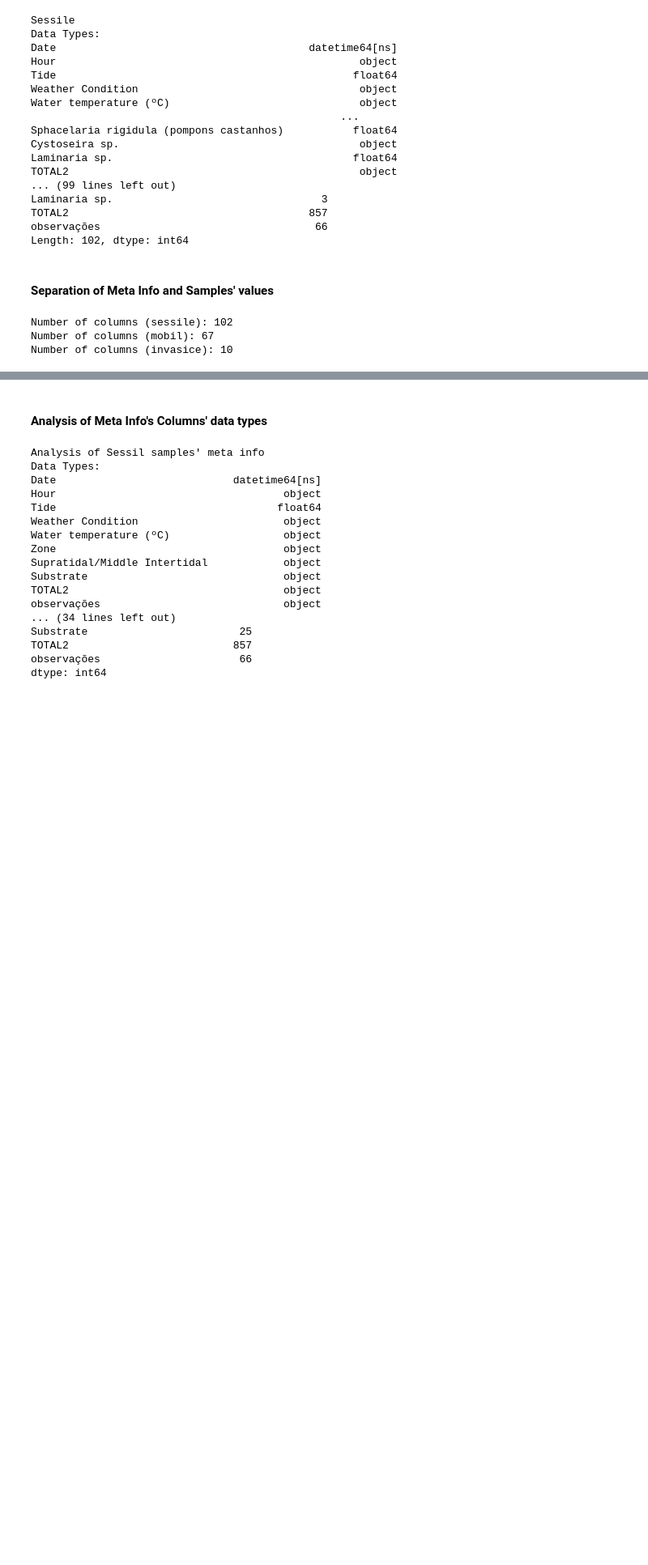
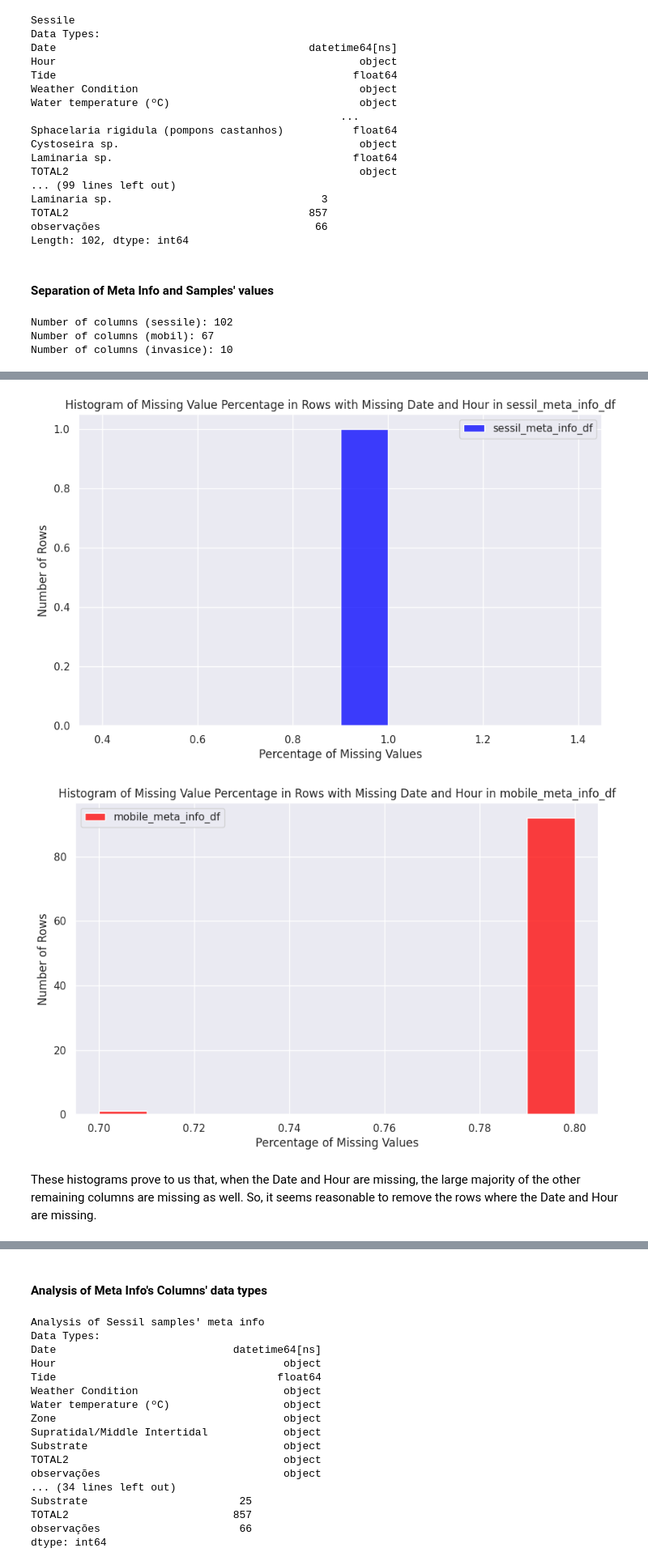
Before and after one commit to duarteoliper/WDL2_2023, a Jupyter notebook: Submission_phase_2.ipynb, the cells around one changed output, grey strips where cells are left out. Shown at 81% size. Saved outputs shown, nothing was run; the diff lists cells and outputs as text; code cells hidden in the pictures; blank space fills up the shorter version.

```diff
--- a/Submission_phase_2.ipynb
+++ b/Submission_phase_2.ipynb
@@ -208,0 +251,31 @@ del mobile_df
+# %%
+# Filter rows where both 'Date' and 'Hour' are missing
+sessil_missing_date_hour = sessil_meta_info_df[sessil_meta_info_df[['Date', 'Hour']].isnull().all(axis=1)]
+mobile_missing_date_hour = mobile_meta_info_df[mobile_meta_info_df[['Date', 'Hour']].isnull().all(axis=1)]
+
+# Calculate the percentage of missing values in each row
+sessil_missing_perc = sessil_missing_date_hour.isnull().mean(axis=1)
+mobile_missing_perc = mobile_missing_date_hour.isnull().mean(axis=1)
+
+# Create a new figure for sessil dataframe
+plt.figure(figsize=(10,6))
+sns.histplot(sessil_missing_perc, bins=10, label='sessil_meta_info_df', kde=False, color='blue')
+plt.title('Histogram of Missing Value Percentage in Rows with Missing Date and Hour in sessil_meta_info_df')
+plt.xlabel('Percentage of Missing Values')
+plt.ylabel('Number of Rows')
+plt.legend()
+plt.show()
+
+# Create a new figure for mobile dataframe
+plt.figure(figsize=(10,6))
+sns.histplot(mobile_missing_perc, bins=10, label='mobile_meta_info_df', kde=False, color='red')
+plt.title('Histogram of Missing Value Percentage in Rows with Missing Date and Hour in mobile_meta_info_df')
+plt.xlabel('Percentage of Missing Values')
+plt.ylabel('Number of Rows')
+plt.legend()
+plt.show()
+# %% [output]
+[figure, added]
+[figure, added]
+# %% [markdown]
+These histograms prove to us that, when the Date and Hour are missing, the large majority of the other remaining columns are missing as well. So, it seems reasonable to remove the rows where the Date and Hour are missing.
```
Also changed, not shown: parts of 25 cells of this notebook, 1 other file.
